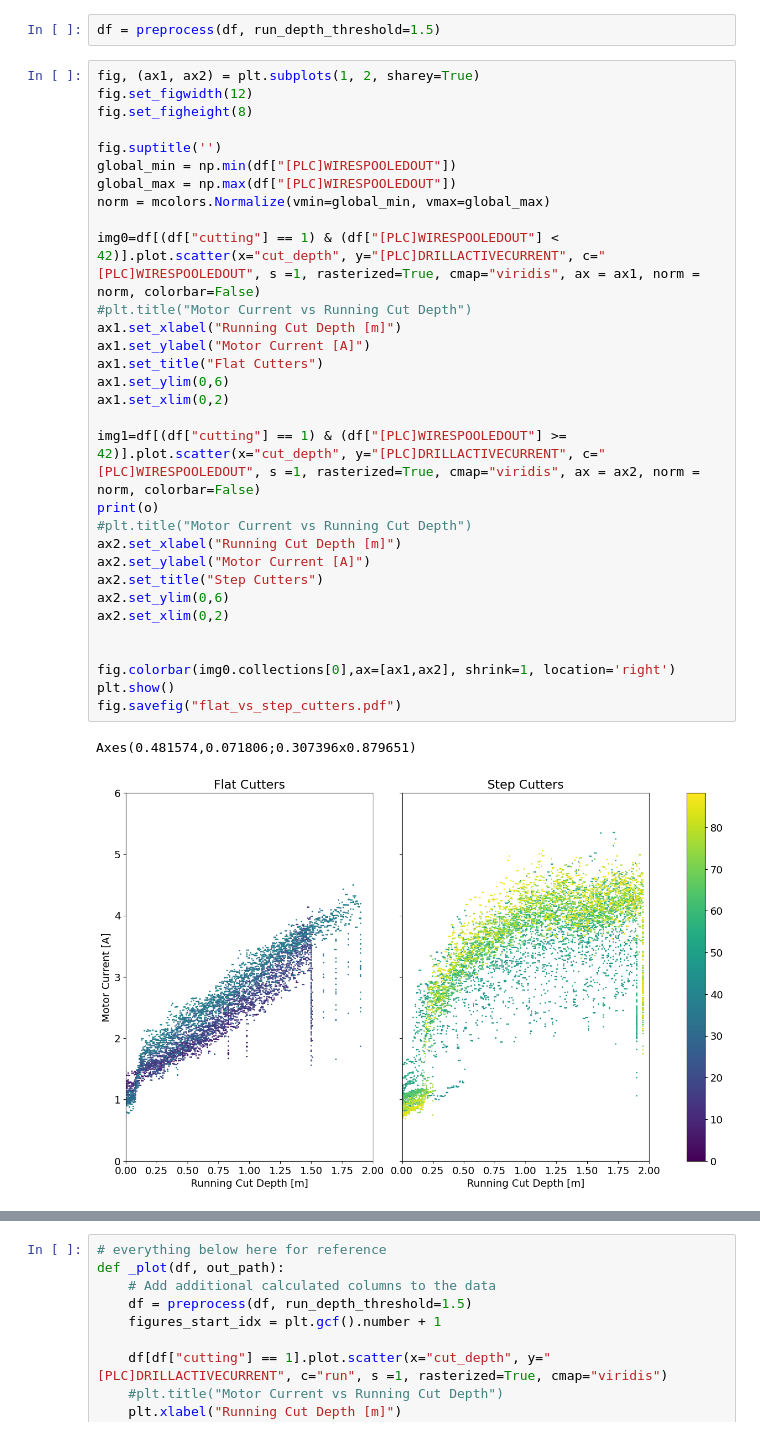
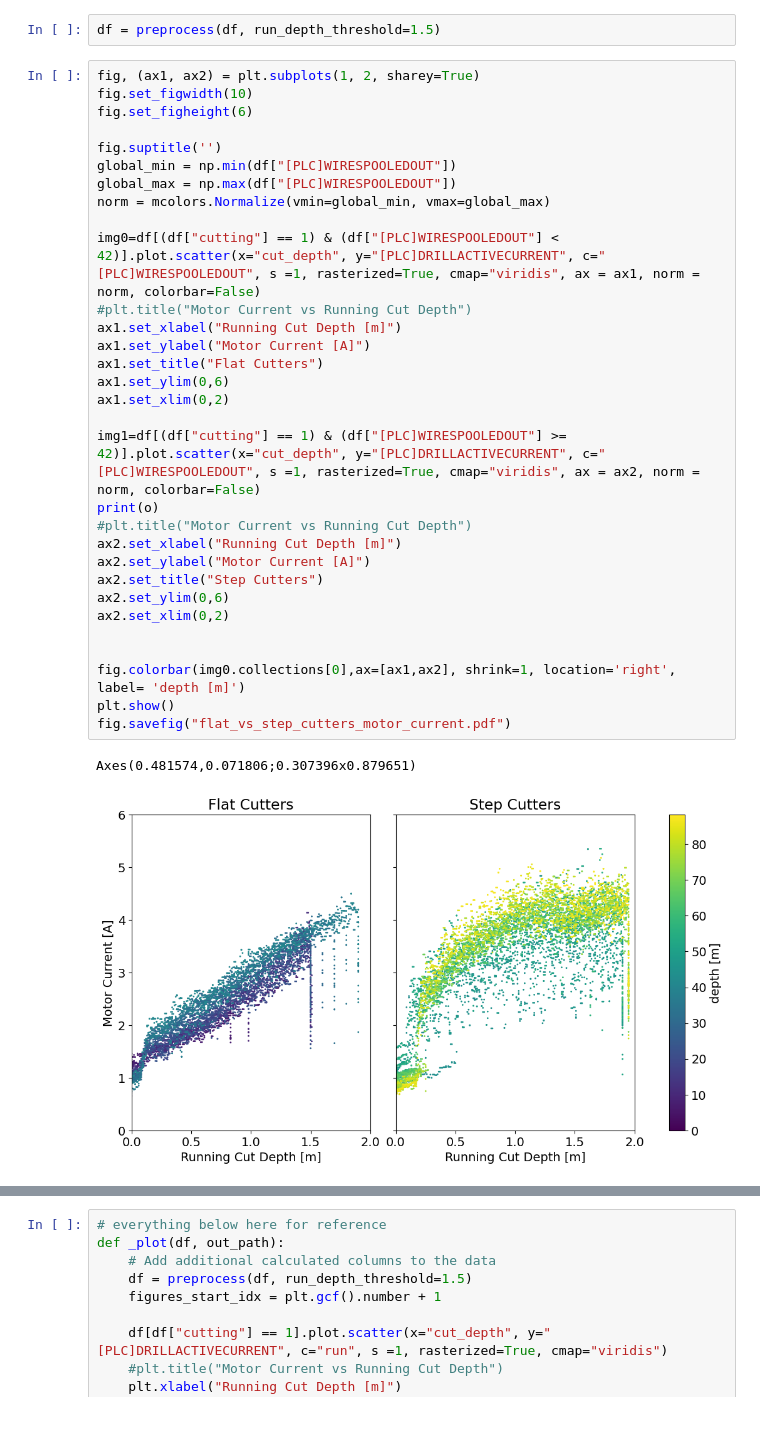
Before and after one commit to RNO-G/bigraid_log_reader, a Jupyter notebook: proceedings_notebook.ipynb, the cells around one changed output, grey strips where cells are left out. Cells and saved outputs as stored; diff of their text form.

Commit message:
added plot

```diff
--- a/proceedings_notebook.ipynb
+++ b/proceedings_notebook.ipynb
@@ -63,35 +63,35 @@ paper_plots/20240622_20240626.pdf
 df = preprocess(df, run_depth_threshold=1.5)
 # %%
 fig, (ax1, ax2) = plt.subplots(1, 2, sharey=True)
-fig.set_figwidth(12)
-fig.set_figheight(8)
+fig.set_figwidth(10)
+fig.set_figheight(6)
 
 fig.suptitle('')
 global_min = np.min(df["[PLC]WIRESPOOLEDOUT"])
 global_max = np.max(df["[PLC]WIRESPOOLEDOUT"])
 norm = mcolors.Normalize(vmin=global_min, vmax=global_max)
 
 img0=df[(df["cutting"] == 1) & (df["[PLC]WIRESPOOLEDOUT"] < 42)].plot.scatter(x="cut_depth", y="[PLC]DRILLACTIVECURRENT", c="[PLC]WIRESPOOLEDOUT", s =1, rasterized=True, cmap="viridis", ax = ax1, norm = norm, colorbar=False)
 #plt.title("Motor Current vs Running Cut Depth")
 ax1.set_xlabel("Running Cut Depth [m]")
 ax1.set_ylabel("Motor Current [A]")
 ax1.set_title("Flat Cutters")
 ax1.set_ylim(0,6)
 ax1.set_xlim(0,2)
 
 img1=df[(df["cutting"] == 1) & (df["[PLC]WIRESPOOLEDOUT"] >= 42)].plot.scatter(x="cut_depth", y="[PLC]DRILLACTIVECURRENT", c="[PLC]WIRESPOOLEDOUT", s =1, rasterized=True, cmap="viridis", ax = ax2, norm = norm, colorbar=False)
 print(o)
 #plt.title("Motor Current vs Running Cut Depth")
 ax2.set_xlabel("Running Cut Depth [m]")
 ax2.set_ylabel("Motor Current [A]")
 ax2.set_title("Step Cutters")
 ax2.set_ylim(0,6)
 ax2.set_xlim(0,2)
 
 
-fig.colorbar(img0.collections[0],ax=[ax1,ax2], shrink=1, location='right')
+fig.colorbar(img0.collections[0],ax=[ax1,ax2], shrink=1, location='right', label= 'depth [m]')
 plt.show()
-fig.savefig("flat_vs_step_cutters.pdf")
+fig.savefig("flat_vs_step_cutters_motor_current.pdf")
 # %% [output]
 Axes(0.481574,0.071806;0.307396x0.879651)
-[figure, old version]
+[figure, new version]
```
Also changed, not shown: parts of 1 cell of this notebook.
